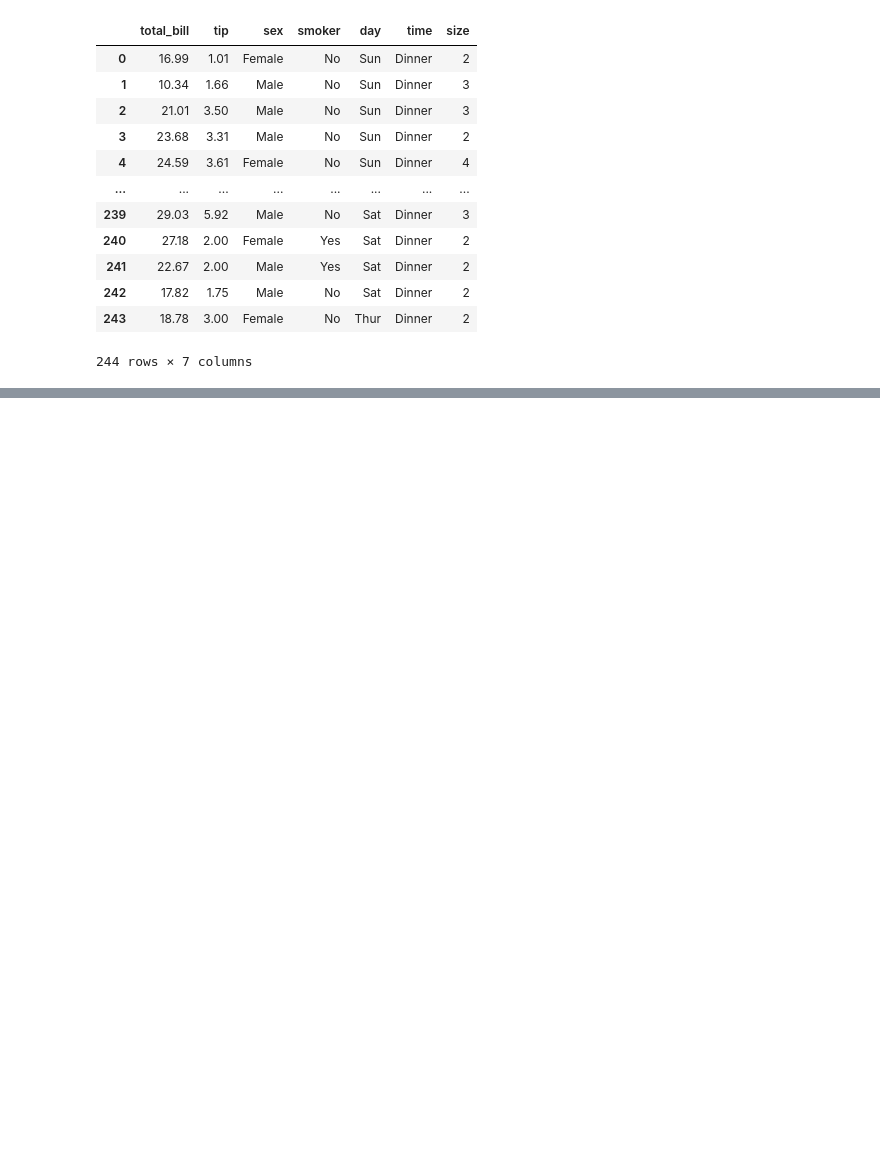
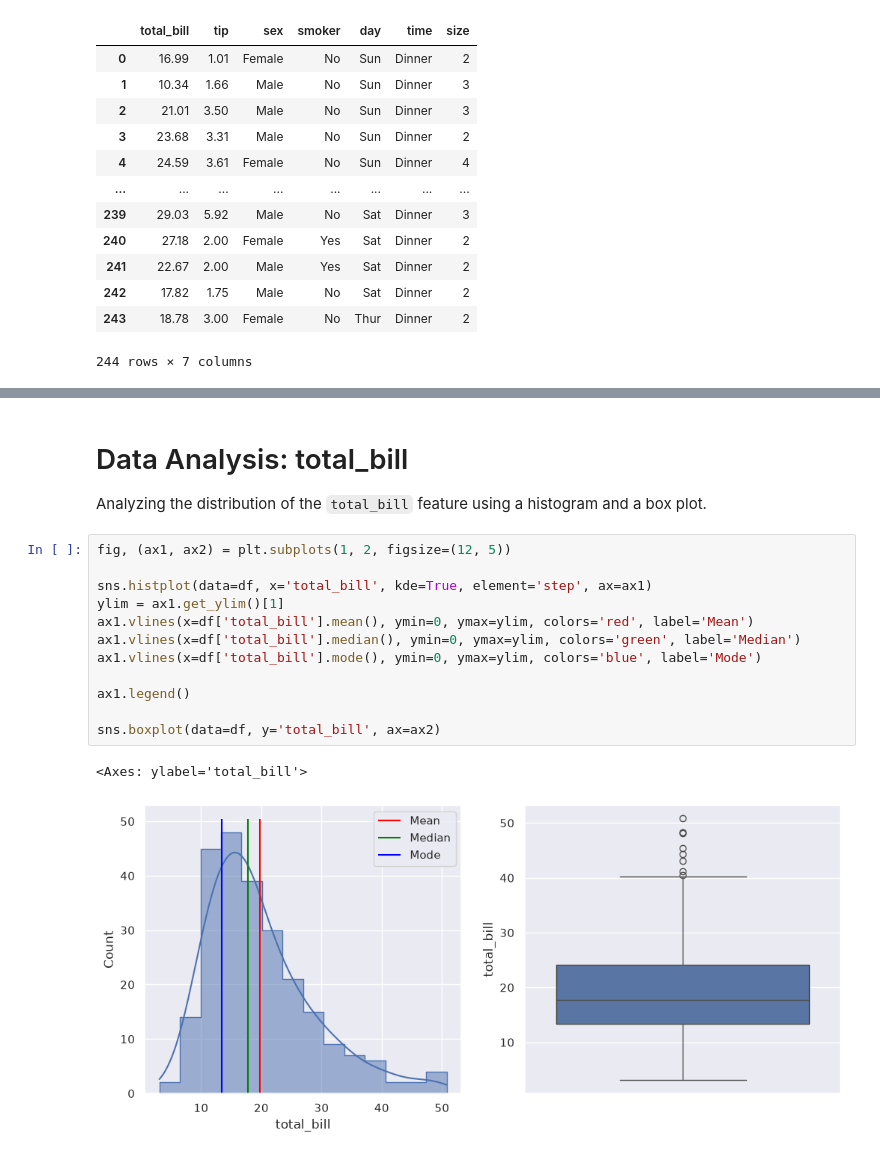
Before and after one commit to amir-razmi/tips-dataset-regression, a Jupyter notebook: notebooks/2-univariate-data-analysis.ipynb, the cells around one changed output, grey strips where cells are left out. Drawn from its saved outputs; the diff is of its cells as text; blank space fills up the shorter version.

```diff
--- a/notebooks/2-univariate-data-analysis.ipynb
+++ b/notebooks/2-univariate-data-analysis.ipynb
@@ -66,0 +49,18 @@ sns.boxplot(data=df, x='tip')
+# %% [markdown]
+# Data Analysis: total_bill
+Analyzing the distribution of the `total_bill` feature using a histogram and a box plot.
+# %%
+fig, (ax1, ax2) = plt.subplots(1, 2, figsize=(12, 5))
+
+sns.histplot(data=df, x='total_bill', kde=True, element='step', ax=ax1)
+ylim = ax1.get_ylim()[1]
+ax1.vlines(x=df['total_bill'].mean(), ymin=0, ymax=ylim, colors='red', label='Mean')
+ax1.vlines(x=df['total_bill'].median(), ymin=0, ymax=ylim, colors='green', label='Median')
+ax1.vlines(x=df['total_bill'].mode(), ymin=0, ymax=ylim, colors='blue', label='Mode')
+
+ax1.legend()
+
+sns.boxplot(data=df, y='total_bill', ax=ax2)
+# %% [output]
+<Axes: ylabel='total_bill'>
+[figure, new version]
```
Also changed, not shown: parts of 16 cells of this notebook.
